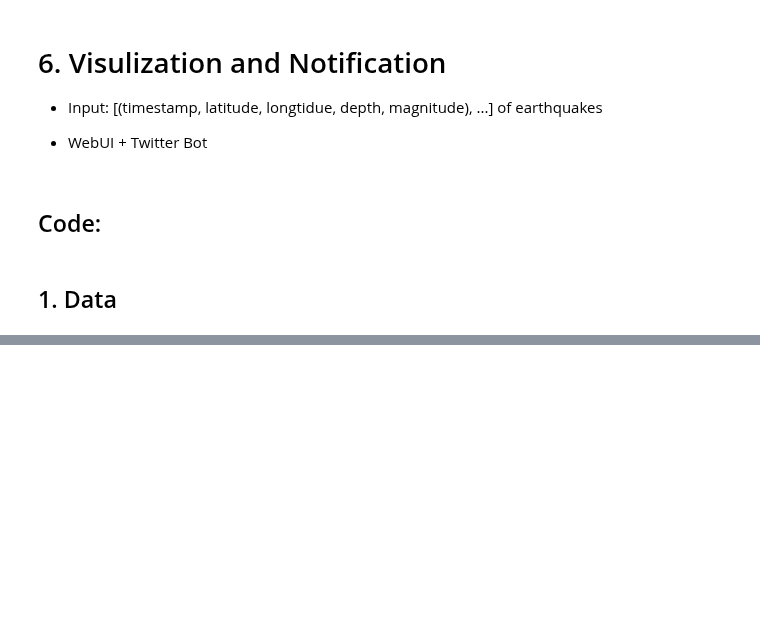
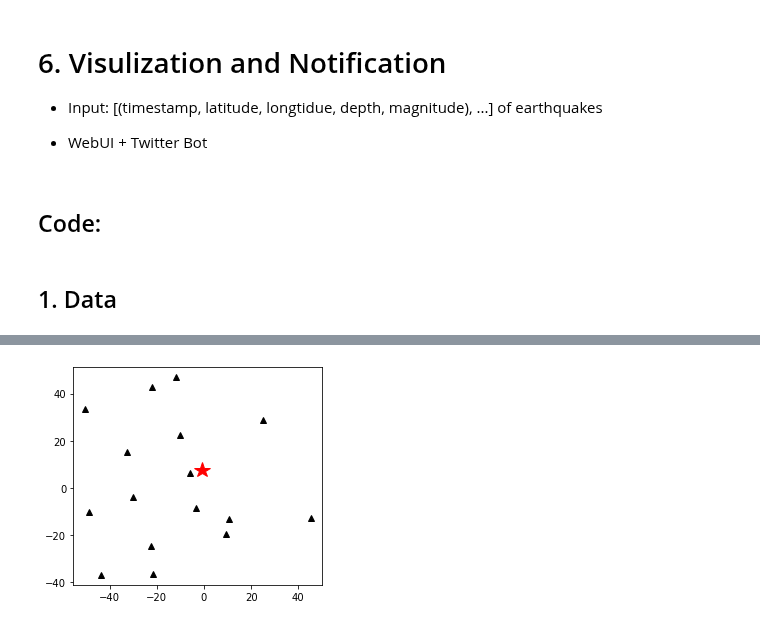
Before and after one commit to Cuda-Chen/QuakeFlow, a Jupyter notebook: Stream.ipynb, the cells around one changed output, grey strips where cells are left out. Saved outputs shown, nothing was run; the diff lists cells and outputs as text; code cells hidden in the pictures; blank space fills up the shorter version.

```diff
--- a/Stream.ipynb
+++ b/Stream.ipynb
@@ -161,7 +166,6 @@ CI.YUH2..HH 2020-10-01T00:00:00.003 (10000, 3)
 RuntimeError: No active exception to reraise
 # %%
-
-catalog = requests.get("http://localhost:8000/predict", json={"picks": resp.json()})
+catalog = requests.get("http://localhost:8001/predict", json={"picks": resp.json()})
 # %%
 catalog.json()
 # %% [output]
@@ -187,0 +177,9 @@ catalog.json()
+# %%
+plt.figure()
+plt.plot(stations["x(km)"], stations["y(km)"], "k^")
+for event in catalog.json():
+    plt.plot(event["location"][0], event["location"][1], "r*", markersize=16)
+plt.axis("scaled")
+plt.show()
+# %% [output]
+[figure, added]
```
Also changed, not shown: parts of 6 cells of this notebook.
